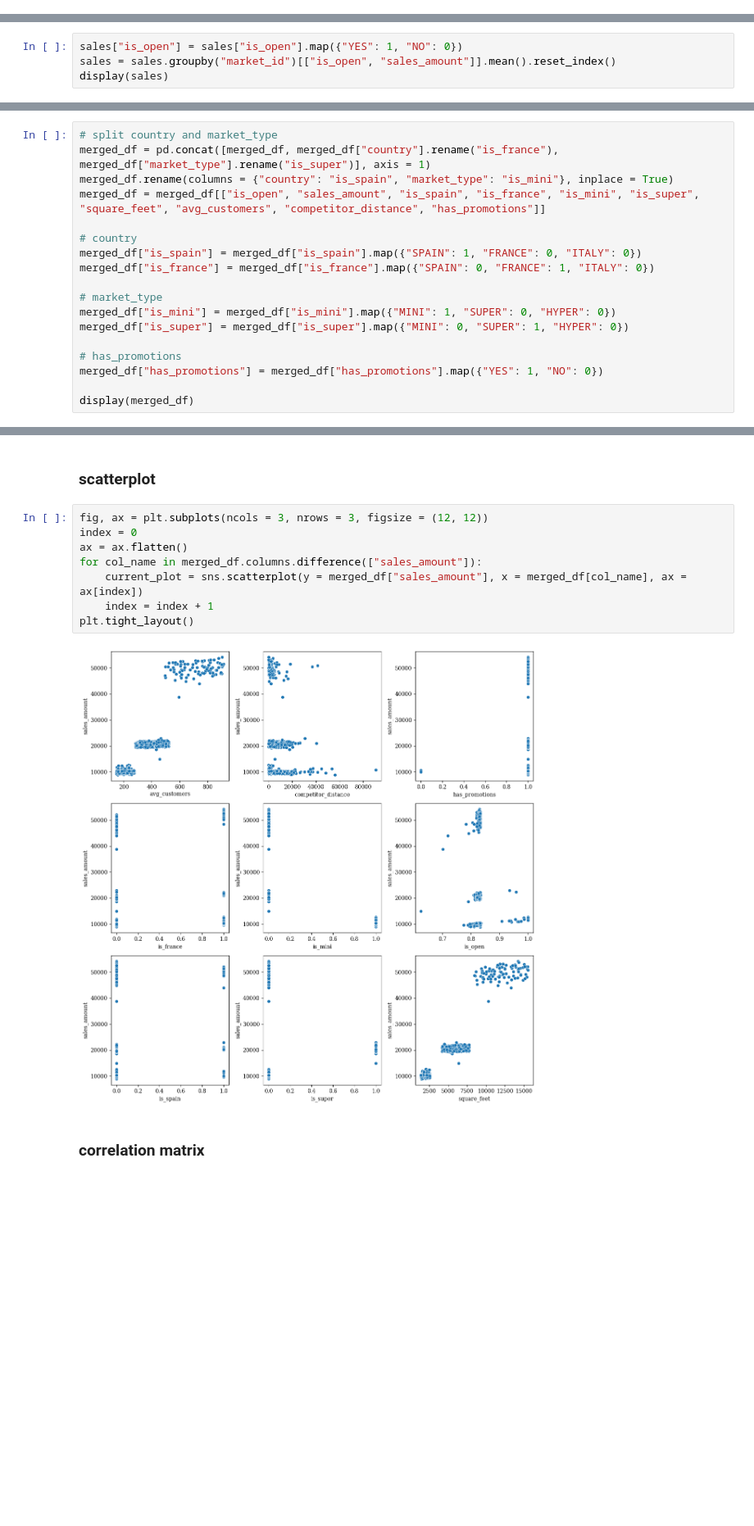
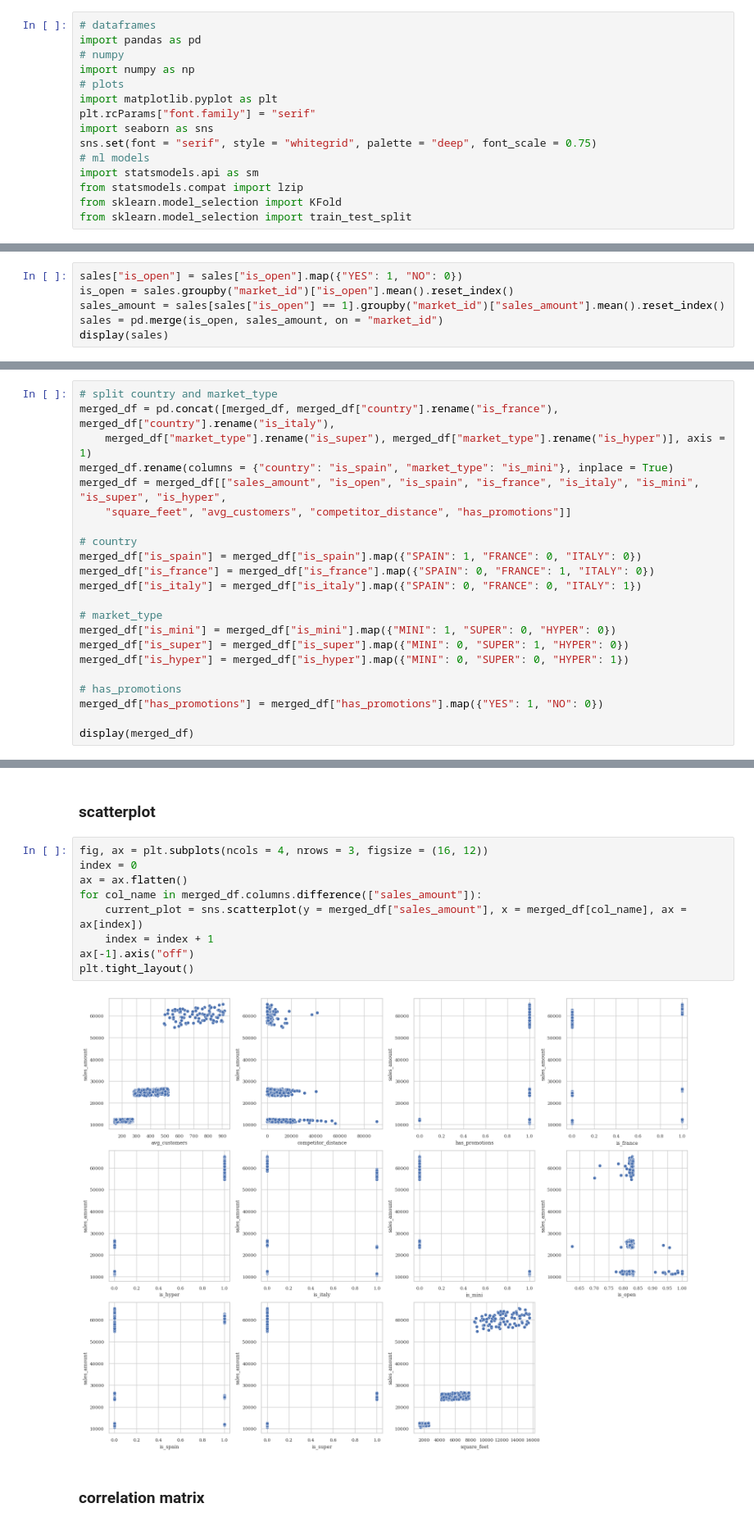
Before and after one commit to caporali/statistical_machine_learning_project, a Jupyter notebook: project_sml.ipynb, the cells around one changed output, grey strips where cells are left out. Shown at 82% size. Cells and saved outputs as stored; diff of their text form; blank space fills up the shorter version.

```diff
--- a/project_sml.ipynb
+++ b/project_sml.ipynb
@@ -6,3 +1,18 @@ plt.rcParams["font.family"] = "serif"
+# %%
+# dataframes
+import pandas as pd
+# numpy
+import numpy as np
+# plots
+import matplotlib.pyplot as plt
+plt.rcParams["font.family"] = "serif"
+import seaborn as sns
+sns.set(font = "serif", style = "whitegrid", palette = "deep", font_scale = 0.75)
+# ml models
+import statsmodels.api as sm
+from statsmodels.compat import lzip
+from sklearn.model_selection import KFold
+from sklearn.model_selection import train_test_split
 # %% [markdown]
 Let's do some preliminary analysis.
 
@@ -489,7 +499,9 @@ the rows with non correct values are: []
 collapse temporal information of sales
 # %%
 sales["is_open"] = sales["is_open"].map({"YES": 1, "NO": 0})
-sales = sales.groupby("market_id")[["is_open", "sales_amount"]].mean().reset_index()
+is_open = sales.groupby("market_id")["is_open"].mean().reset_index()
+sales_amount = sales[sales["is_open"] == 1].groupby("market_id")["sales_amount"].mean().reset_index()
+sales = pd.merge(is_open, sales_amount, on = "market_id")
 display(sales)
 # %% [output]
 |  | market_id | is_open | sales_amount |
@@ -603,17 +619,21 @@ plt.tight_layout()
 encode categorical variables
 # %%
 # split country and market_type
-merged_df = pd.concat([merged_df, merged_df["country"].rename("is_france"), merged_df["market_type"].rename("is_super")], axis = 1)
+merged_df = pd.concat([merged_df, merged_df["country"].rename("is_france"), merged_df["country"].rename("is_italy"),
+	merged_df["market_type"].rename("is_super"), merged_df["market_type"].rename("is_hyper")], axis = 1)
 merged_df.rename(columns = {"country": "is_spain", "market_type": "is_mini"}, inplace = True)
-merged_df = merged_df[["is_open", "sales_amount", "is_spain", "is_france", "is_mini", "is_super", "square_feet", "avg_customers", "competitor_distance", "has_promotions"]]
+merged_df = merged_df[["sales_amount", "is_open", "is_spain", "is_france", "is_italy", "is_mini", "is_super", "is_hyper",
+	"square_feet", "avg_customers", "competitor_distance", "has_promotions"]]
 
 # country
 merged_df["is_spain"] = merged_df["is_spain"].map({"SPAIN": 1, "FRANCE": 0, "ITALY": 0})
 merged_df["is_france"] = merged_df["is_france"].map({"SPAIN": 0, "FRANCE": 1, "ITALY": 0})
+merged_df["is_italy"] = merged_df["is_italy"].map({"SPAIN": 0, "FRANCE": 0, "ITALY": 1})
 
 # market_type
 merged_df["is_mini"] = merged_df["is_mini"].map({"MINI": 1, "SUPER": 0, "HYPER": 0})
 merged_df["is_super"] = merged_df["is_super"].map({"MINI": 0, "SUPER": 1, "HYPER": 0})
+merged_df["is_hyper"] = merged_df["is_hyper"].map({"MINI": 0, "SUPER": 0, "HYPER": 1})
 
 # has_promotions
 merged_df["has_promotions"] = merged_df["has_promotions"].map({"YES": 1, "NO": 0})
@@ -636,15 +656,16 @@ display(merged_df)
 # %% [markdown]
 ### scatterplot
 # %%
-fig, ax = plt.subplots(ncols = 3, nrows = 3, figsize = (12, 12))
+fig, ax = plt.subplots(ncols = 4, nrows = 3, figsize = (16, 12))
 index = 0
 ax = ax.flatten()
 for col_name in merged_df.columns.difference(["sales_amount"]):
 	current_plot = sns.scatterplot(y = merged_df["sales_amount"], x = merged_df[col_name], ax = ax[index])
 	index = index + 1
+ax[-1].axis("off")
 plt.tight_layout()
 # %% [output]
-[figure, old version]
+[figure, new version]
 # %% [markdown]
 ### correlation matrix
 # %%
```
Also changed, not shown: parts of 27 cells of this notebook.
